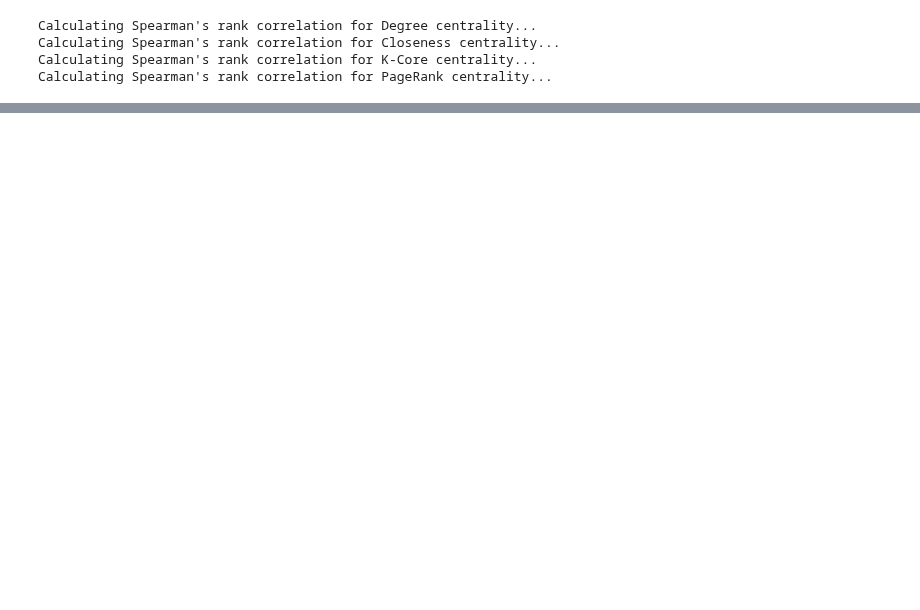
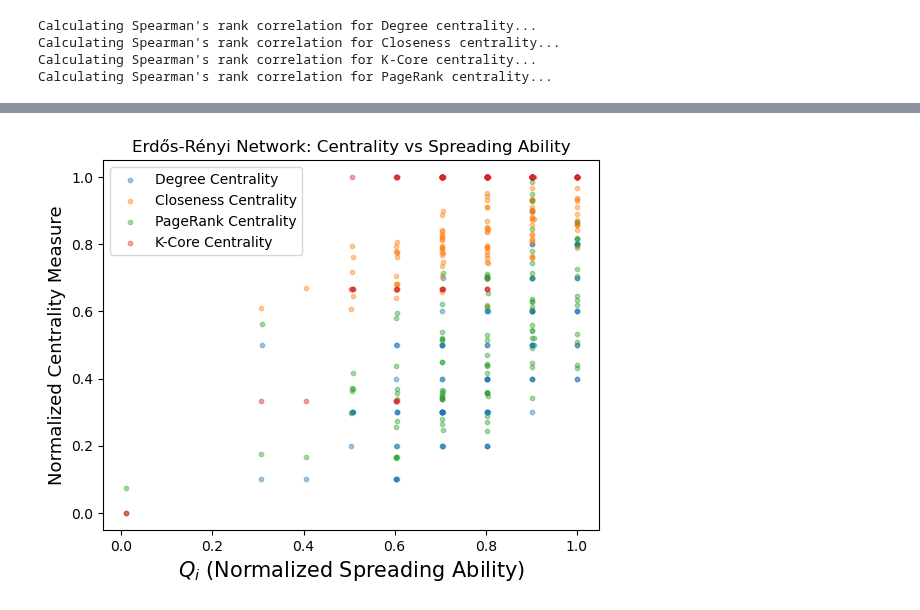
Before and after one commit to HuberNicolas/network-science-uzh, a Jupyter notebook: assignment-4/Assignment_04.ipynb, the cells around one changed output, grey strips where cells are left out. Saved outputs shown, nothing was run; the diff lists cells and outputs as text; code cells hidden in the pictures; blank space fills up the shorter version.

```diff
--- a/assignment-4/Assignment_04.ipynb
+++ b/assignment-4/Assignment_04.ipynb
@@ -1087,0 +1130,41 @@ plot_correlations(nets)
+# %%
+def calculate_network_centrality_measures(graph):
+    degree_centrality = nx.degree_centrality(graph)
+    closeness_centrality = nx.closeness_centrality(graph)
+    pagerank_scores = nx.pagerank(graph)
+    k_core_numbers = nx.core_number(graph)
+
+    return degree_centrality, closeness_centrality, pagerank_scores, k_core_numbers
+
+def normalize_centrality_values(centrality_dict):
+    values_array = np.array(list(centrality_dict.values()))
+    return values_array / values_array.max()
+
+def plot_normalized_centrality_vs_spreading_ability(spreading_ability, degree, closeness, pagerank, k_core, graph_title):
+    plt.scatter(x=spreading_ability, y=degree, s=10, label='Degree Centrality', alpha=0.4)
+    plt.scatter(x=spreading_ability, y=closeness, s=10, label='Closeness Centrality', alpha=0.4)
+    plt.scatter(x=spreading_ability, y=pagerank, s=10, label='PageRank Centrality', alpha=0.4)
+    plt.scatter(x=spreading_ability, y=k_core, s=10, label='K-Core Centrality', alpha=0.4)
+    plt.xlabel('$Q_{i}$ (Normalized Spreading Ability)', fontsize=15)
+    plt.ylabel('Normalized Centrality Measure', fontsize=13)
+    plt.title(graph_title)
+    plt.legend()
+    plt.show()
+# %%
+erdos_renyi_graph = nx.erdos_renyi_graph(n=100, p=0.05)
+degree_cent, closeness_cent, pagerank_cent, k_core_cent = calculate_network_centrality_measures(erdos_renyi_graph)
+
+# Computing and normalizing spreading ability
+spreading_ability_results = adapted_simulate_SIR(erdos_renyi_graph, beta=0.1, gamma=0.1, time_steps=1000, sample_size=10)
+normalized_spreading_ability = normalize_centrality_values(spreading_ability_results)
+
+# Normalizing centrality measures
+normalized_degree_cent = normalize_centrality_values(degree_cent)
+normalized_closeness_cent = normalize_centrality_values(closeness_cent)
+normalized_pagerank_cent = normalize_centrality_values(pagerank_cent)
+normalized_k_core_cent = normalize_centrality_values(k_core_cent)
+
+# Plotting
+plot_normalized_centrality_vs_spreading_ability(normalized_spreading_ability, normalized_degree_cent, normalized_closeness_cent, normalized_pagerank_cent, normalized_k_core_cent, 'Erdős-Rényi Network: Centrality vs Spreading Ability')
+# %% [output]
+[figure, added]
```
Also changed, not shown: parts of 10 cells of this notebook, 1 other file.
